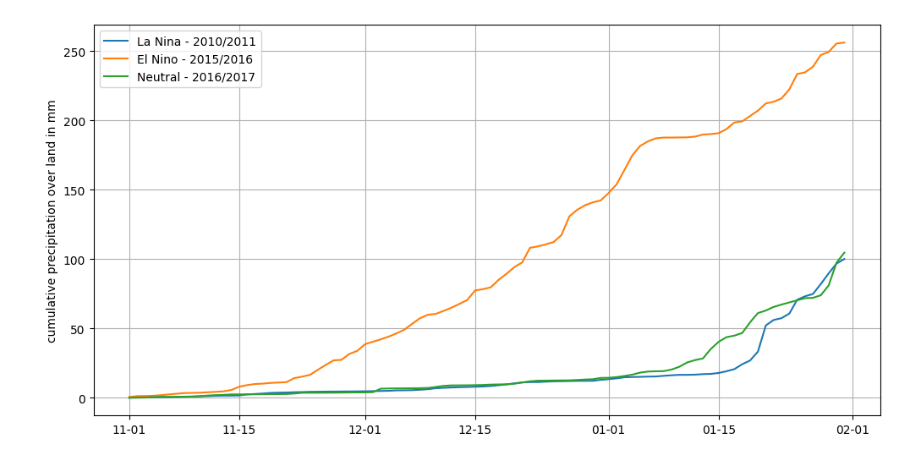
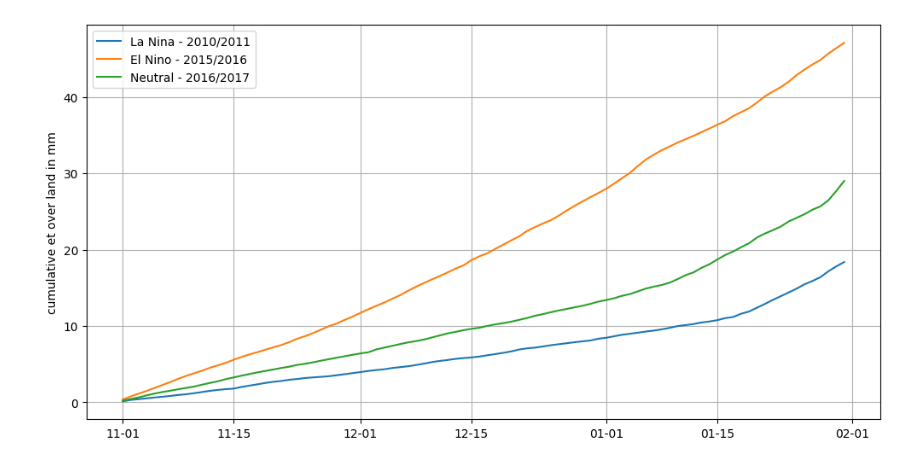
Before and after one commit to benatouba/darwin, a Jupyter notebook: maps_for_nnn.ipynb, the cells around one changed output. Cells and saved outputs as stored; diff of their text form; code cells hidden in the pictures.

Commit message:
produced some plots. no real changes

```diff
--- a/maps_for_nnn.ipynb
+++ b/maps_for_nnn.ipynb
@@ -9,8 +9,8 @@ import numpy as np
 # %%
 # constants
 basepath = Path('/home/ben/data/GAR/rc_trop_ls_MM/')
-variable = "prcp"
-enso_event = "neutral"
+variable = "et"
+enso_event = "nino"
 cdo = Cdo()
 combinations = {
     "nina": ["2010", "2011"],
@@ -18,15 +18,6 @@ combinations = {
     "neutral": ["2016", "2017"],
 }
 
-plot_map_args = {
-    "aggregation":"sum",
-    "save": False,
-    "stations": True,
-    "cbar": True,
-    "unit":'mm',
-    "cmap":'coolwarm',
-    "vmax":1000
-}
 # naming rc_trop_ls_MM_d02km_m_2d_v10_2022.nc
 # %%
 def make_path(basepath: Path, year, variable):
@@ -89,15 +103,15 @@ Getting variable name translations
 # %%
 fig = plt.figure(figsize=(12, 6))
-plt.plot(nina_land.time, (24 * nina_land.mean(dim=("west_east", "south_north")).cumsum().prcp), label="La Nina - 2010/2011")
-plt.plot(nina_land.time, (24 * nino_land.mean(dim=("west_east", "south_north")).cumsum().prcp), label="El Nino - 2015/2016")
-plt.plot(nina_land.time, (24 * neutral_land.mean(dim=("west_east", "south_north")).cumsum().prcp), label="Neutral - 2016/2017")
+plt.plot(nina_land.time, (24 * nina_land.mean(dim=("west_east", "south_north")).cumsum()[variable]), label="La Nina - 2010/2011")
+plt.plot(nina_land.time, (24 * nino_land.mean(dim=("west_east", "south_north")).cumsum()[variable]), label="El Nino - 2015/2016")
+plt.plot(nina_land.time, (24 * neutral_land.mean(dim=("west_east", "south_north")).cumsum()[variable]), label="Neutral - 2016/2017")
 locs, labels = plt.xticks()
 plt.xticks(locs, ['11-01', '11-15', '12-01', '12-15', '01-01', '01-15', '02-01'])
 plt.grid()
 plt.legend()
 # plt.tight_layout()
-plt.ylabel("cumulative precipitation over land in mm")
+plt.ylabel(f"cumulative {variable} over land in mm")
 plt.savefig(f"rc_trop_ls_MM_{variable}_cumsum_line_nino-nina-neutral.png")
 plt.show()
 # %% [output]
-[figure, old version]
+[figure, new version]
```
Also changed, not shown: parts of 4 cells of this notebook.
